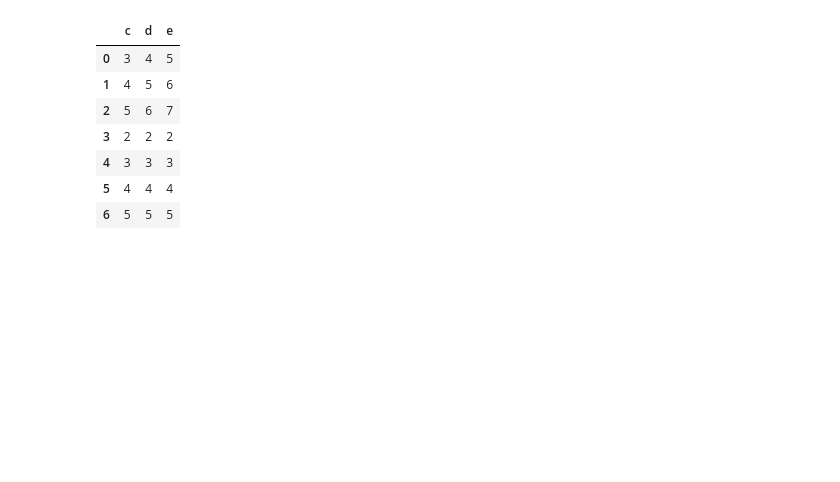
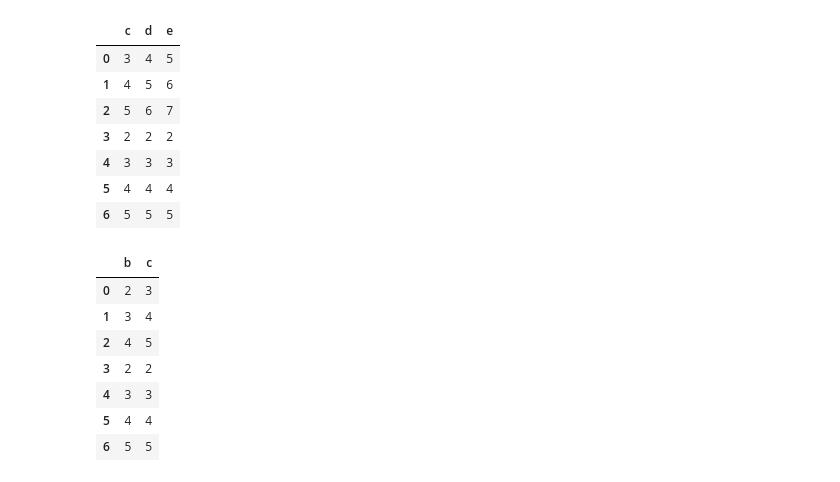
Before and after one commit to Lenmbugua/Python-Numpy-and-Pandas, a Jupyter notebook: Pandas.ipynb, the cells around one changed output. Saved outputs shown, nothing was run; the diff lists cells and outputs as text; code cells hidden in the pictures; blank space fills up the shorter version.

Commit message:
Slice columns in pandas using .iloc

```diff
--- a/Pandas.ipynb
+++ b/Pandas.ipynb
@@ -1318,3 +1318,17 @@ display(df2)
 | 4 | 3 | 3 | 3 |
 | 5 | 4 | 4 | 4 |
 | 6 | 5 | 5 | 5 |
+# %%
+# Slice Columns in pandas using iloc[]
+#Slicing column from '1' to '3' with step 1.
+df2 = df1.iloc[:, 1:3:1]
+display(df2)
+# %% [output]
+|  | b | c |
+| 0 | 2 | 3 |
+| 1 | 3 | 4 |
+| 2 | 4 | 5 |
+| 3 | 2 | 2 |
+| 4 | 3 | 3 |
+| 5 | 4 | 4 |
+| 6 | 5 | 5 |
```
